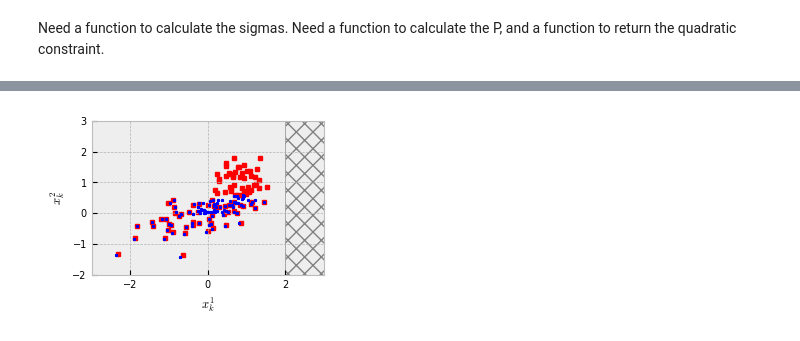
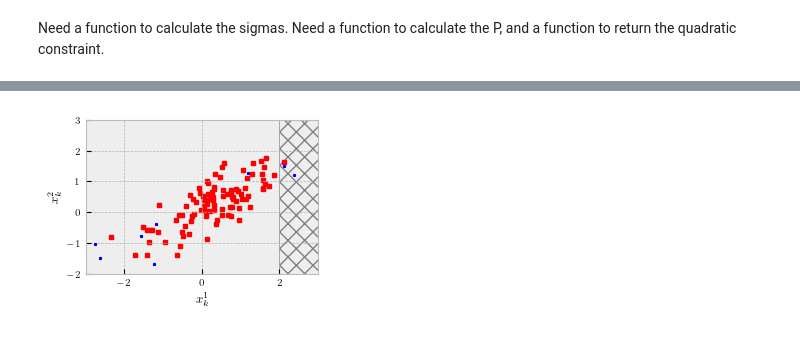
Before and after one commit to msramada/State-Selection-Algorithm, a Jupyter notebook: SSA_LinearCase/LinearCase.ipynb, the cells around one changed output, grey strips where cells are left out. Saved outputs shown, nothing was run; the diff lists cells and outputs as text; code cells hidden in the pictures.

```diff
--- a/SSA_LinearCase/LinearCase.ipynb
+++ b/SSA_LinearCase/LinearCase.ipynb
@@ -17,7 +19,7 @@ def Gamma(F,G,K,k):
     Gamma_k = np.zeros([n, n])
     for h in range(k+1):
         Gamma_k += matrix_power(F-G@K,h)@G@K@matrix_power(F-G@K,k-h)
-    return Gamma_k
+    return -Gamma_k
 # %%
 # finding the value of x_0' at any k
 def xk_prime(F_K,k,x_0_prime):
@@ -43,7 +45,7 @@ def A1_and_A2(F,G,K,Q,R,N):
 Need a function to calculate the sigmas. Need a function to calculate the P, and a function
 to return the quadratic constraint.
 # %%
-# linear constraints T_concat <= hh, find TT and hh
+# linear constraints T_concat <= hh, find T_concat and hh
 def Constraints(F,G,K,T,S,Sigma_x,Sigma_u,x0pp,uBar,xBar,N,epsilon):
     n=T.shape[0]
     v=T.shape[1]
@@ -67,6 +69,19 @@ def Constraints(F,G,K,T,S,Sigma_x,Sigma_u,x0pp,uBar,xBar,N,epsilon):
             hu_concat[range(j*n_u,k*n_u), :] = uBar
 
     TT=np.concatenate((T_concat, S_concat))
-    hh=np.concatenate((hhx, hu_concat))
+    hh=np.concatenate((hx_concat, hu_concat))
 
     return TT, hh
+
+
+def terminal_constraints(F,G,K,N,P):
+    n = F.shape[0]
+    F_K = F - G @ K
+    P11 = P[0:n,0:n]
+    P22 = P[n:2*n,n:2*n]
+    P12 = P[0:n,n:2*n]
+
+    I1 = Gamma(F,G,K,N-1).T @ P11 @ Gamma(F,G,K,N-1)
+    I2 = 2 * (F_K.T) ** N @ (P11 + P12) @ Gamma(F,G,K,N-1)
+    I3 = (F_K.T) ** N * (P11 + 2 * P12 + P22) @ F_K ** N
+    return I1, I2, I3
@@ -90,5 +176,5 @@ def trueTraj(x0,F,G,u,H,var_w,var_v):
 # %%
-# Plotting
+
 plt.style.use('bmh')
 fig= plt.figure(figsize=(3.0,2.0))
 rectangle = plt.Rectangle((2,-10), 20, 20, fc='None',ec="grey", hatch='xx',zorder=1)
@@ -101,40 +187,7 @@ plt.ylabel('$x^2_k$', fontsize=9)
 plt.xlim([-3, 3])
 
 plt.rc( 'text', usetex=True )
-# State dynamics
-F=np.array([[1,0.0075],[-0.143,0.996]])
-G=np.array([[4.798,0.115]]).T
-var_x0=np.diag(np.array([0.1,0.1]))
-mu_x0=-np.array([[0.6455,1.3751]]).T
-var_w=np.diag(np.array([0.1,0.1]))
 
-# Measurement equation
-H=np.array([[1,0],[0,1]])
-var_v=np.diag(np.array([0.5,0.4]))
-
-# LQR: costs and gain
-Q=np.diag([1,10])
-R=10*np.eye(G.shape[1])
-K=-np.array([[0.2409   , -0.3930]])#, [0.0726  ,  0.5789]])
-
-# Constraints
-T=np.array([[1,0]])
-S=np.array([[0]])
-xBar=np.array([[2]]).T
-uBar=1000000
-
-# Few parameters
-n=F.shape[0]
-t=T.shape[0]
-m=S.shape[0]
-
-# N: prediction horizon, T: horizon, eGammalon: tolerance
-N=8
-T_horizon=100
-eGammalon=0.2
-
-# Initialize algorithm
-A1, A2 = A1_and_A2(F,G,K,Q,R,N)
 Sigmas11 = np.full((T_horizon,1),np.nan)
 x0ps = np.full((T_horizon*n,1),np.nan)
 x0pps = np.full((T_horizon,1),np.nan)
@@ -144,20 +197,19 @@ xpp0_true=np.sqrt(var_x0)@np.random.randn(n,1)+mu_x0
 x1_true_rec=np.full((T_horizon,1),np.nan)
 y1s=np.full((T_horizon,),np.nan)
 for k in range(T_horizon):
+    print(k)
     plt.plot(xpp0[0],xpp0[1],'sr',ms=2.5,zorder=1)
     # Construct the problem.
     Sigmapp1 = F@Sigmapp0@F.T + var_w
-    TT, hh = Constraints(T,S,xpp0,uBar,xBar,F,K,Sigmapp1,var_w,t,m,N,G)
+    TT, hh = Constraints(F,G,K,T,S,Sigma_x,Sigma_u,xpp0,uBar,xBar,N,epsilon)
     x0p = cp.Variable((n,1))
-    objective = cp.Minimize(cp.quad_form(x0p, A1)+xpp0.T@A2@x0p)
+    objective = cp.Minimize(cp.quad_form(x0p, A1) + 2 * xpp0.T @ A2 @ x0p)
     #hh=hh.reshape(N*(t+m),)
-    constraints = [TT@x0p <= hh]
-    constraintsManual=[T@x0p<=2]
-    for jj in range(1,N+1):
-        constraintsManual += [T@Gamma(F,G,K,jj-1)@x0p<= xBar-np.sqrt((t-eGammalon)/eGammalon)*np.sqrt(np.diag(T@Sigmapp1@T.T).reshape(t,1))-T@matrix_power(F,jj)@xpp0]
+    #constraints = [TT@x0p <= hh]
 
-
-    prob = cp.Problem(objective,constraintsManual)#)#, constraints)
+    #constraints += [x0p.T @ I1 @ x0p + xpp0.T @ I2 @ x0p <= c - xpp0.T @ I3 @ xpp0]
+    #constraints += [cp.quad_form( x0p, I1 ) + xpp0.T @ I2 @ x0p <= c - xpp0.T @ I3 @ xpp0]
+    prob = cp.Problem(objective)#,constraints)#)#, constraints)
     # The optimal objective value is returned by `prob.solve()`.
     result = prob.solve()
     # The optimal value for x is stored in `x.value`.
@@ -166,12 +218,13 @@ for k in range(T_horizon):
     Sigmas11[k,:] = Sigmapp0[0,0]
     x0pps[k,:] = xpp0[0,0]
     x1_true_rec[k,:]=xpp0_true[0]
-    u = np.array((K@x0star).reshape(1,1))
+    u = np.array((K@x0star).reshape(1,1)) + np.array((K@xpp0).reshape(1,1))
+    u = -u
     #u = np.array((K@xpp0).reshape(1,1))
     xpp0_true, y1 = trueTraj(xpp0_true,F,G,u,H,var_w,var_v)
     #y1s[k]=y1
     xpp0, Sigmapp0 = KF_1step(y1,var_w,var_v,F,G,H,Sigmapp0,xpp0,u)
-    plt.plot(x0star[0],x0star[1],'*b',ms=2,zorder=2)
+    plt.plot(x0star[0]+xpp0[0],x0star[1]+xpp0[1],'*b',ms=2,zorder=2)
     #plt.plot(xpp0_true[0],xpp0_true[1],'.k')
 plt.ylim([-2, 3])
 plt.savefig('figs/LinearStateSelection.pdf',bbox_inches ="tight")
@@ -183,4 +253,4 @@ plt.show()
-[figure, old version]
+[figure, new version]
 # %%
 # Plotting
 #With particle filter conditional mean
```
Also changed, not shown: parts of 7 cells of this notebook, 3 other files.
